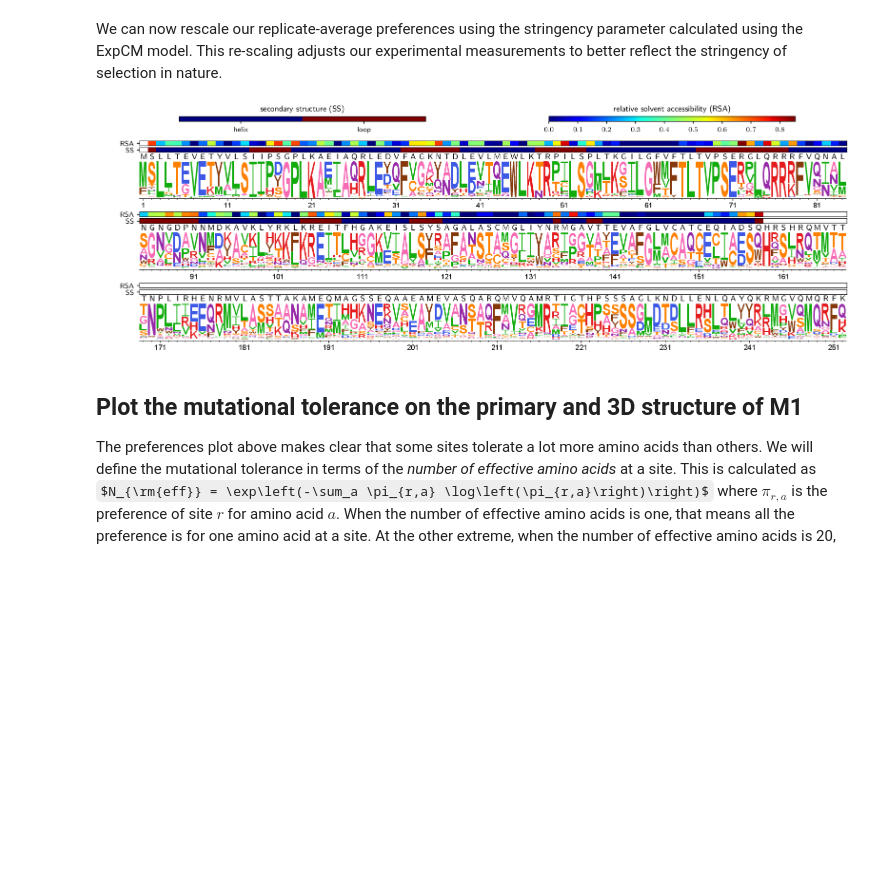
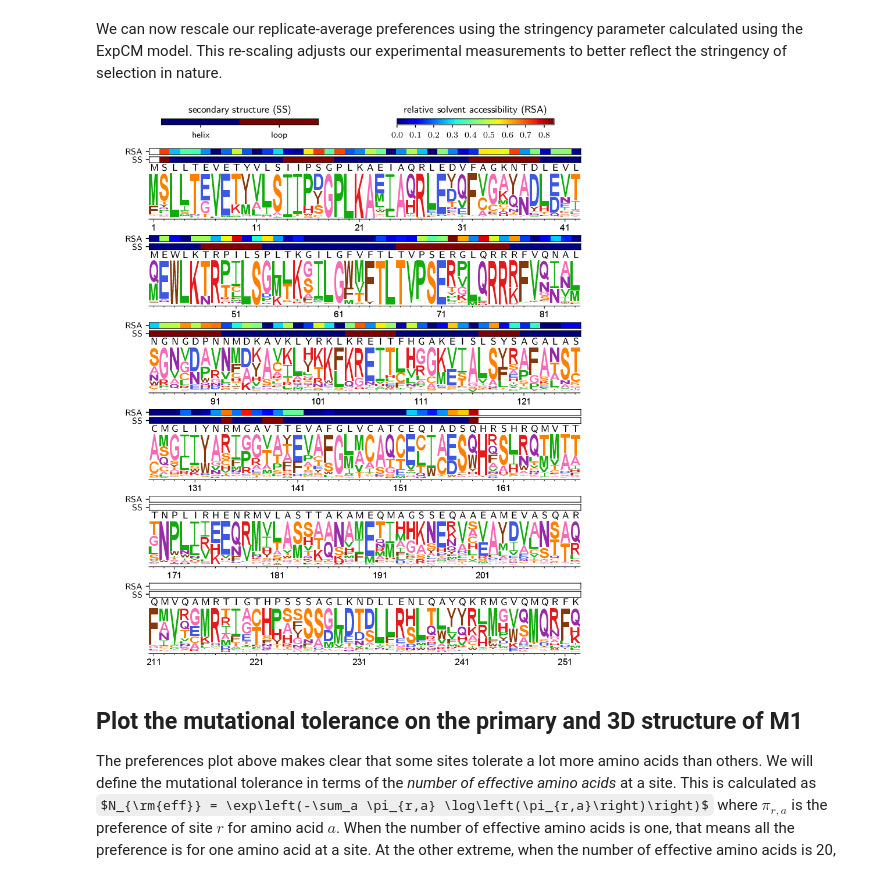
Before and after one commit to jbloomlab/Hom_M1_DMS, a Jupyter notebook: analysis_notebook.ipynb, the cells around one changed output. Saved outputs shown, nothing was run; the diff lists cells and outputs as text; code cells hidden in the pictures; some formulas as TeX source; blank space fills up the shorter version.

```diff
--- a/analysis_notebook.ipynb
+++ b/analysis_notebook.ipynb
@@ -397,21 +408,21 @@ This re-scaling adjusts our experimental measurements to better reflect the stri
 # %%
 rescaledlogoname = 'rescaled-avgprefs'
 
 log = !dms2_logoplot \
         --prefs {avgprefsfile} \
         --name {rescaledlogoname} \
         --outdir {prefsdir} \
         --overlay1 {wtoverlayfile} wildtype wildtype \
         --overlay2 {ssfile} SS "secondary structure" \
         --overlay3 {rsafile} RSA "relative solvent accessibility" \
-        --nperline 84 \
+        --nperline 42 \
         --stringency 1.96 \
         --use_existing {use_existing}
 
 rescaledlogoplot = os.path.join(prefsdir, '{0}_prefs.pdf'.format(rescaledlogoname))
 showPDF(rescaledlogoplot)
 # %% [output]
-[figure, old version]
+[figure, new version]
 # %% [markdown]
 ## Plot the mutational tolerance on the primary and 3D structure of M1
 The preferences plot above makes clear that some sites tolerate a lot more amino acids than others.
```
Also changed, not shown: parts of 9 cells of this notebook, 10 other files.
